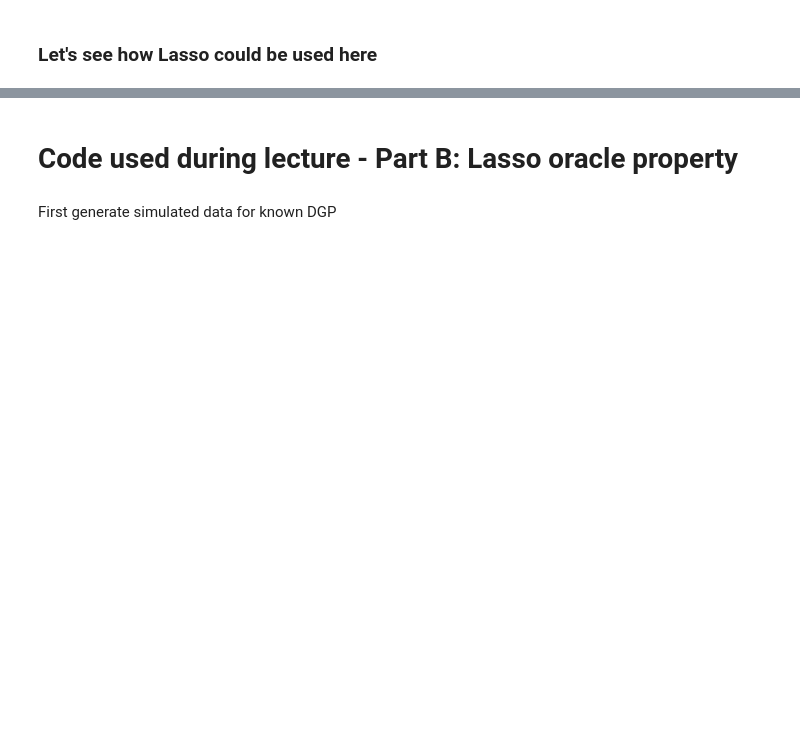
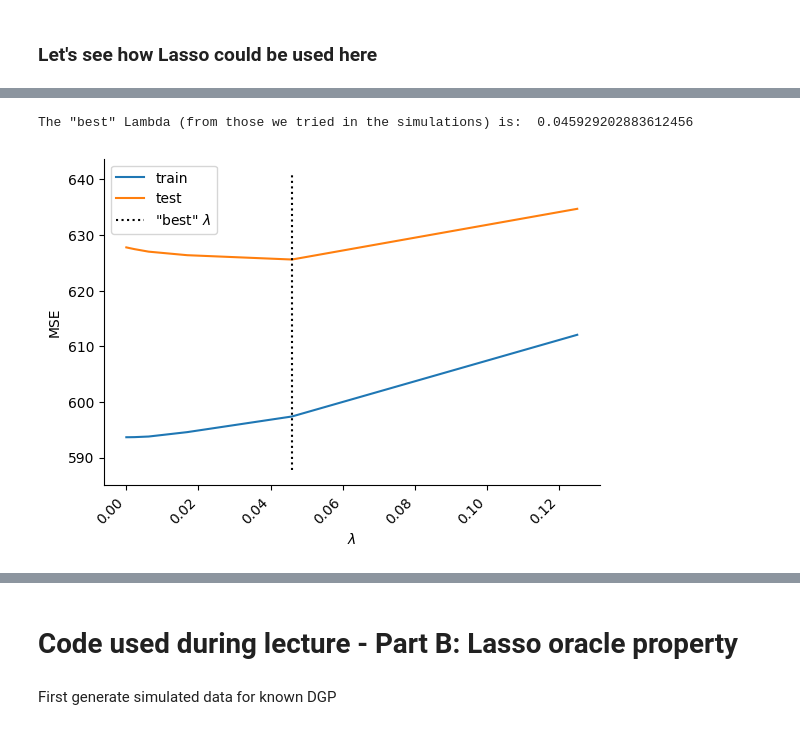
Before and after one commit to agpo-ilr-uni-bonn/PromotionskollegModule6800_2024, a Jupyter notebook: 6800_Day1.ipynb, the cells around one changed output, grey strips where cells are left out. Drawn from its saved outputs; the diff is of its cells as text; code cells hidden in the pictures; blank space fills up the shorter version.

```diff
--- a/6800_Day1.ipynb
+++ b/6800_Day1.ipynb
@@ -390,25 +549,29 @@ resCoef
 # %%
-# Get the "best" alpha by checking where MSE is lowest in test set
+# Get the "best" lambda by checking where MSE is lowest in test set
 # (or R2 is highest)
 iRes = resLasso.loc[resLasso['R2 test']==resLasso['R2 test'].max(),:]
-alphaBest = resLasso.loc[resLasso['R2 test']==resLasso['R2 test'].max(),'alpha'].values[0]
-print('The "best" alpha (from those we tried in the simulations) is: ', alphaBest)
+LambdaBest = resLasso.loc[resLasso['R2 test']==resLasso['R2 test'].max(),'Lambda'].values[0]
+print('The "best" Lambda (from those we tried in the simulations) is: ', LambdaBest)
+# %% [output]
+The "best" Lambda (from those we tried in the simulations) is:  0.045929202883612456
 # %%
 # Plot result
 
 # Define range of Y that should be shown in plot
 rangeYLow = resLasso['MSE Train'].min()*0.99
 rangeYHigh = resLasso['MSE Test'].max()*1.01
 
 fig, ax = plt.subplots()
-ax.plot(resLasso['alpha'],resLasso['MSE Train'],label='train')
-ax.plot(resLasso['alpha'],resLasso['MSE Test'],label='test')
-ax.plot([alphaBest,alphaBest],[rangeYLow,rangeYHigh],label='"best" alpha',linestyle=':',color='black')
+ax.plot(resLasso['Lambda'],resLasso['MSE Train'],label='train')
+ax.plot(resLasso['Lambda'],resLasso['MSE Test'],label='test')
+ax.plot([LambdaBest,LambdaBest],[rangeYLow,rangeYHigh],label='"best" $\lambda$',linestyle=':',color='black')
 ax.set_ylabel('MSE')
-ax.set_xlabel('alpha')
+ax.set_xlabel('$\lambda$')
 ax.spines["top"].set_visible(False)
 ax.spines["right"].set_visible(False)
 fig.autofmt_xdate(rotation=45)
 # ax.set_ylim(rangeYLow,rangeYHigh)
 ax.legend();
+# %% [output]
+[figure, added]
 # %%
```
Also changed, not shown: parts of 31 cells of this notebook.
